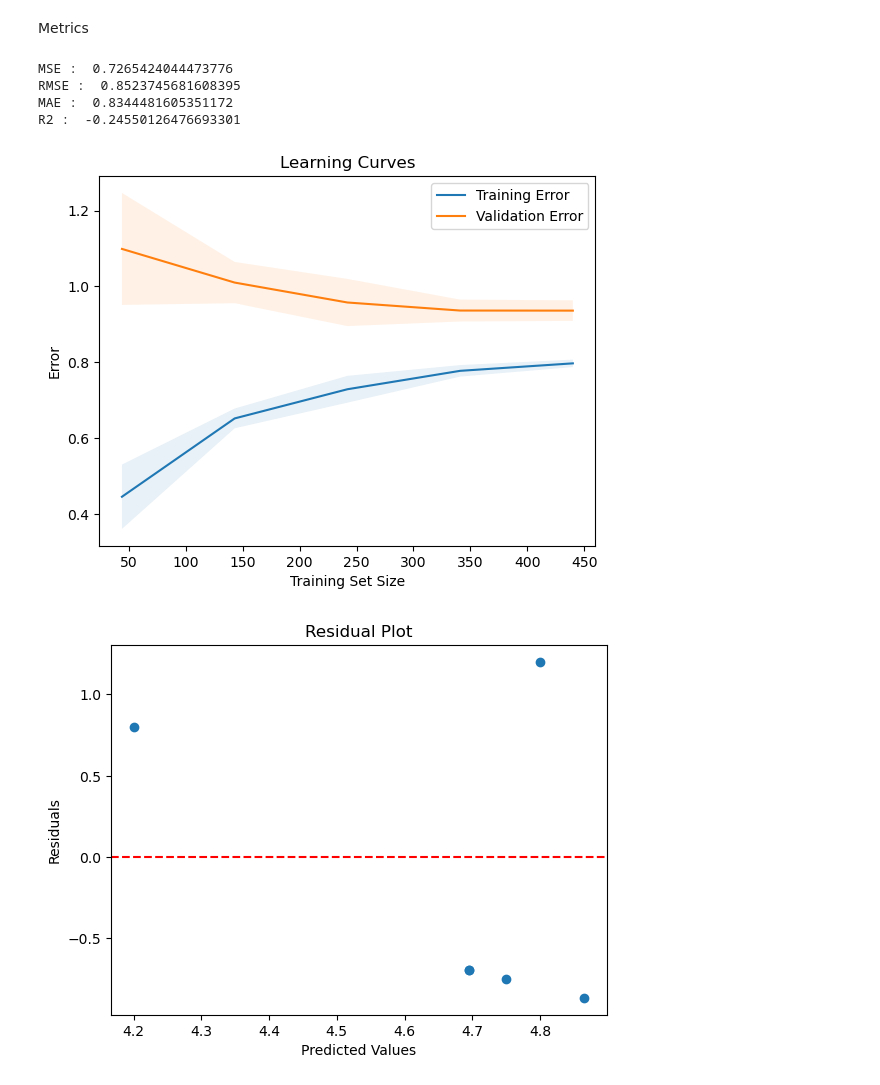
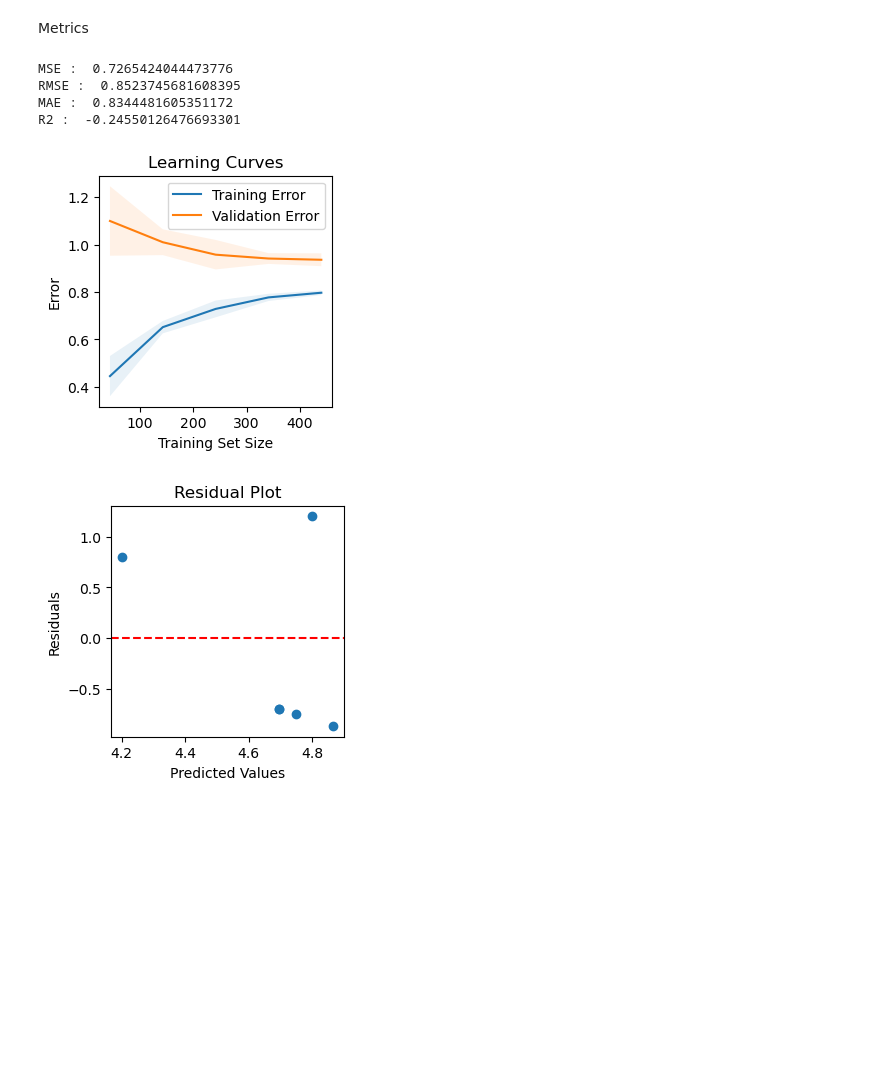
Before and after one commit to Rohanmrao/Image-Despeckling, a Jupyter notebook: model.ipynb, the cells around one changed output. Saved outputs shown, nothing was run; the diff lists cells and outputs as text; code cells hidden in the pictures; blank space fills up the shorter version.

Commit message:
3x3 figsizes

```diff
--- a/model.ipynb
+++ b/model.ipynb
@@ -98,34 +98,37 @@ print("\n")
 # Uncomment the code below if you want to visualize a confusion matrix for regression
 # cm = confusion_matrix(y_test, pred1.round())
 
+
 # Learning Curves
+plt.figure(figsize=(3,3))
 train_sizes, train_scores, valid_scores = learning_curve(DecisionTreeRegressor(), x, y, cv=5, scoring='neg_mean_squared_error')
 train_mean = -np.mean(train_scores, axis=1)
 train_std = np.std(train_scores, axis=1)
 valid_mean = -np.mean(valid_scores, axis=1)
 valid_std = np.std(valid_scores, axis=1)
 plt.plot(train_sizes, train_mean, label='Training Error')
 plt.plot(train_sizes, valid_mean, label='Validation Error')
 plt.fill_between(train_sizes, train_mean - train_std, train_mean + train_std, alpha=0.1)
 plt.fill_between(train_sizes, valid_mean - valid_std, valid_mean + valid_std, alpha=0.1)
 plt.title('Learning Curves')
 plt.xlabel('Training Set Size')
 plt.ylabel('Error')
 plt.legend()
 plt.show()
 
 # Residual Plots
+plt.figure(figsize=(3,3))
 residuals = y_test - pred1
 plt.scatter(pred1, residuals)
 plt.axhline(y=0, color='r', linestyle='--')
 plt.title('Residual Plot')
 plt.xlabel('Predicted Values')
 plt.ylabel('Residuals')
 plt.show()
 # %% [output]
 MSE :  0.7265424044473776
 RMSE :  0.8523745681608395
 MAE :  0.8344481605351172
 R2 :  -0.24550126476693301
-[figure, old version]
+[figure, new version]
-[figure, old version]
+[figure, new version]
```
